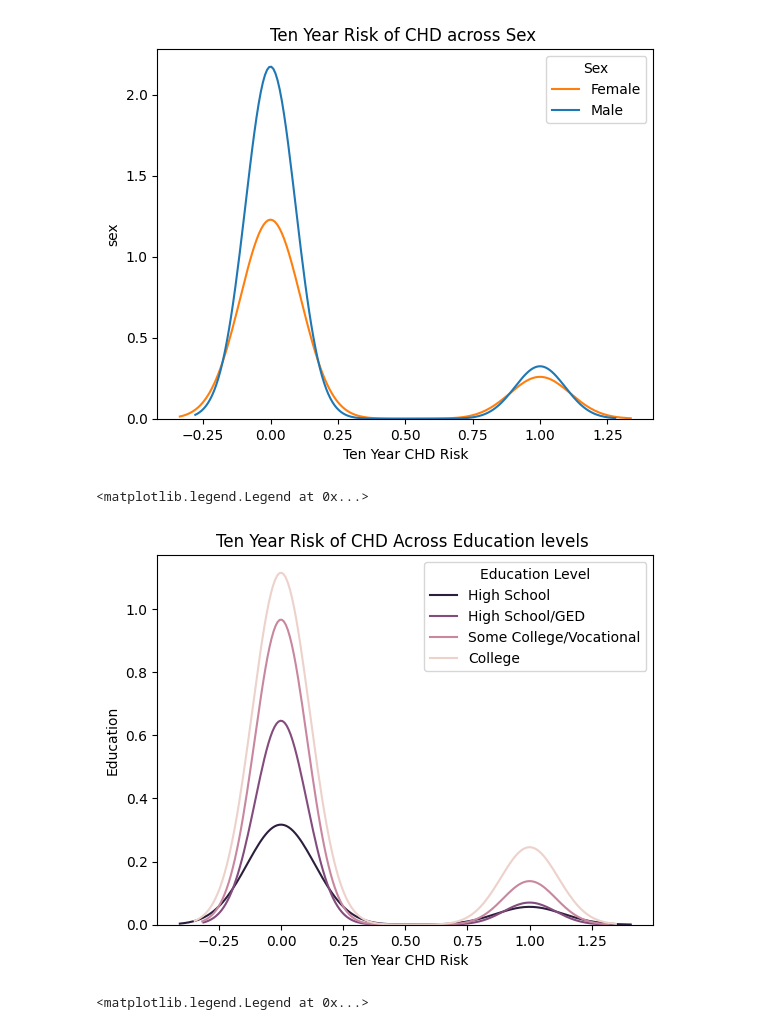
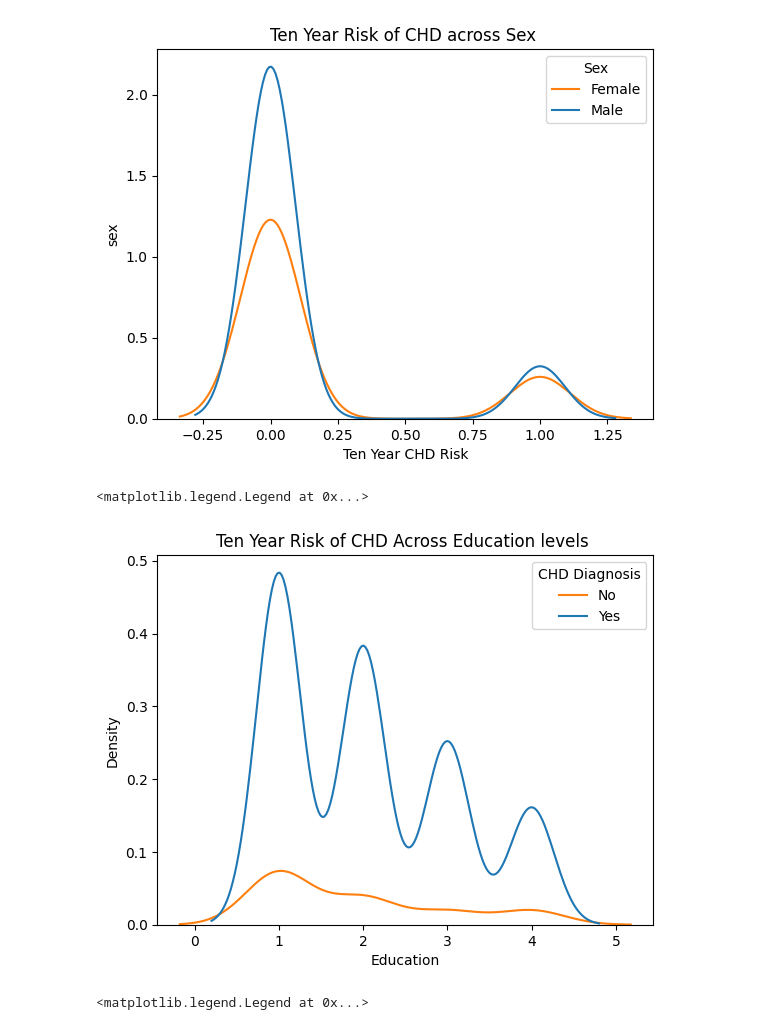
Before and after one commit to kelseymatsik/project_chd, a Jupyter notebook: Visuals: Density Plots.ipynb, the cells around one changed output. Saved outputs shown, nothing was run; the diff lists cells and outputs as text; code cells hidden in the pictures.

```diff
--- a/Visuals: Density Plots.ipynb
+++ b/Visuals: Density Plots.ipynb
@@ -56,13 +63,14 @@ plt.legend(title = 'Sex', labels = ['Female', 'Male'])
 # %% [output]
 <matplotlib.legend.Legend at 0x...>
 [figure]
-# %%
-sns.kdeplot(data = df, x = 'TenYearCHD', hue = 'education')
-plt.title('Ten Year Risk of CHD Across Education levels ')
-plt.xlabel('Ten Year CHD Risk')
-plt.ylabel('Education')
-plt.legend(title = 'Education Level', labels = ['High School', 'High School/GED', 'Some College/Vocational', 'College'])
-# %% [output]
-<matplotlib.legend.Legend at 0x...>
-[figure, removed]
+# %%
+#education and risk
+sns.kdeplot(data = df, x = 'education', hue = 'TenYearCHD')
+plt.title('Ten Year Risk of CHD Across Education levels ')
+plt.xlabel('Education')
+plt.ylabel('Density')
+plt.legend(title = 'CHD Diagnosis', labels = ['No', 'Yes'])
+# %% [output]
+<matplotlib.legend.Legend at 0x...>
+[figure, added]
 # %%
```
Also changed, not shown: parts of 12 cells of this notebook.
